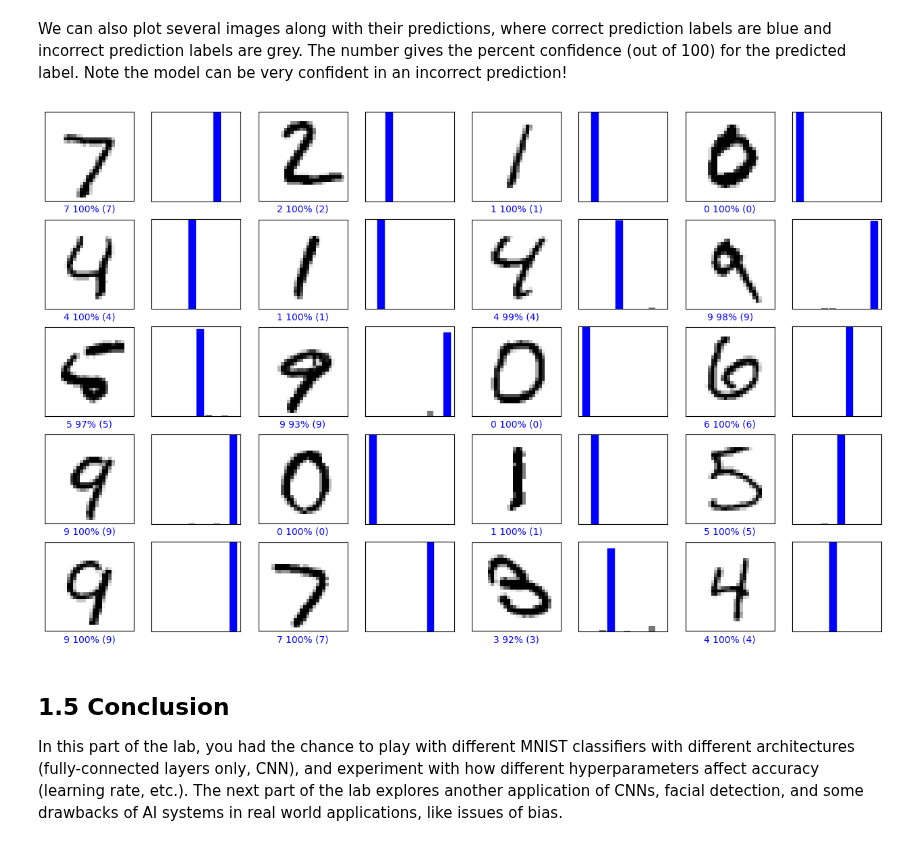
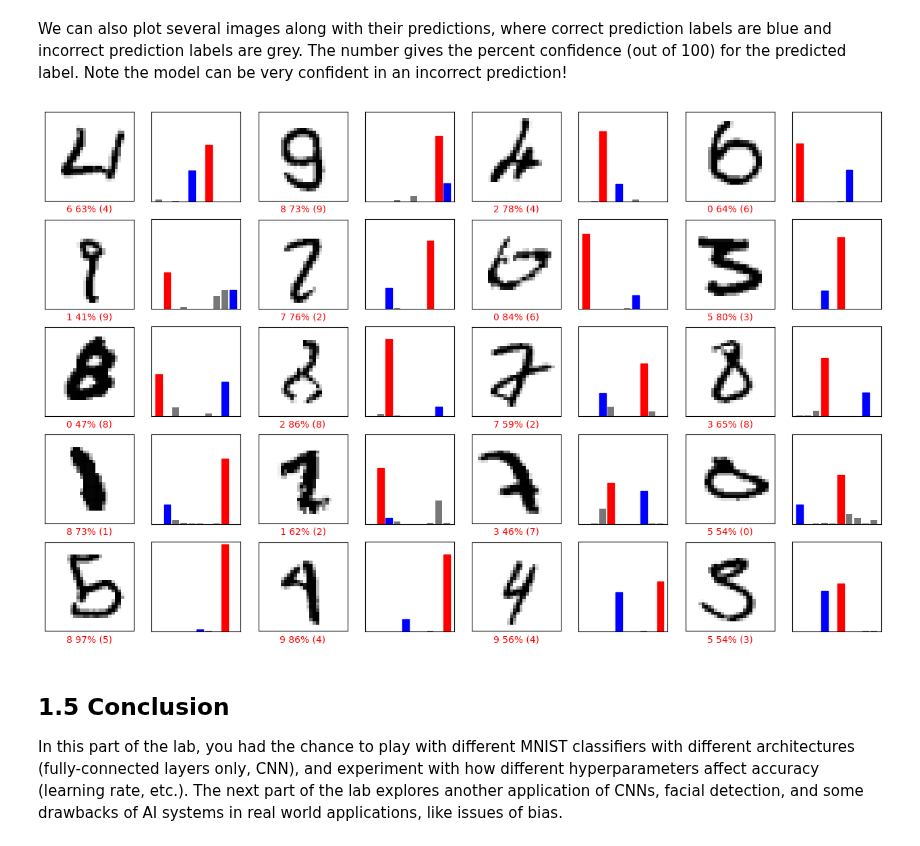
Before and after one commit to Aadyot/introtodeeplearning, a Jupyter notebook: lab2/PT_Part1_MNIST.ipynb, the cells around one changed output. Drawn from its saved outputs; the diff is of its cells as text; code cells hidden in the pictures.

```diff
--- a/lab2/PT_Part1_MNIST.ipynb
+++ b/lab2/PT_Part1_MNIST.ipynb
@@ -649,19 +647,19 @@ We can also plot several images along with their predictions, where correct pred
 # %%
 # Plots the first X test images, their predicted label, and the true label
 # Color correct predictions in blue, incorrect predictions in red
 num_rows = 5
 num_cols = 4
 num_images = num_rows*num_cols
 plt.figure(figsize=(2*2*num_cols, 2*num_rows))
 for i in range(num_images):
   plt.subplot(num_rows, 2*num_cols, 2*i+1)
-  mdl.lab2.plot_image_prediction(i, predictions, test_labels, test_images)
+  mdl.lab2.plot_image_prediction(i, wrong_predictions, wrong_test_labels, wrong_test_images)
   plt.subplot(num_rows, 2*num_cols, 2*i+2)
-  mdl.lab2.plot_value_prediction(i, predictions, test_labels)
+  mdl.lab2.plot_value_prediction(i, wrong_predictions, wrong_test_labels)
 comet_model_2.log_figure(figure=plt)
 comet_model_2.end()
 # %% [output]
-[figure, old version]
+[figure, new version]
 # %% [markdown]
 ## 1.5 Conclusion
 In this part of the lab, you had the chance to play with different MNIST classifiers with different architectures (fully-connected layers only, CNN), and experiment with how different hyperparameters affect accuracy (learning rate, etc.). The next part of the lab explores another application of CNNs, facial detection, and some drawbacks of AI systems in real world applications, like issues of bias.
```
Also changed, not shown: parts of 1 cell of this notebook.
